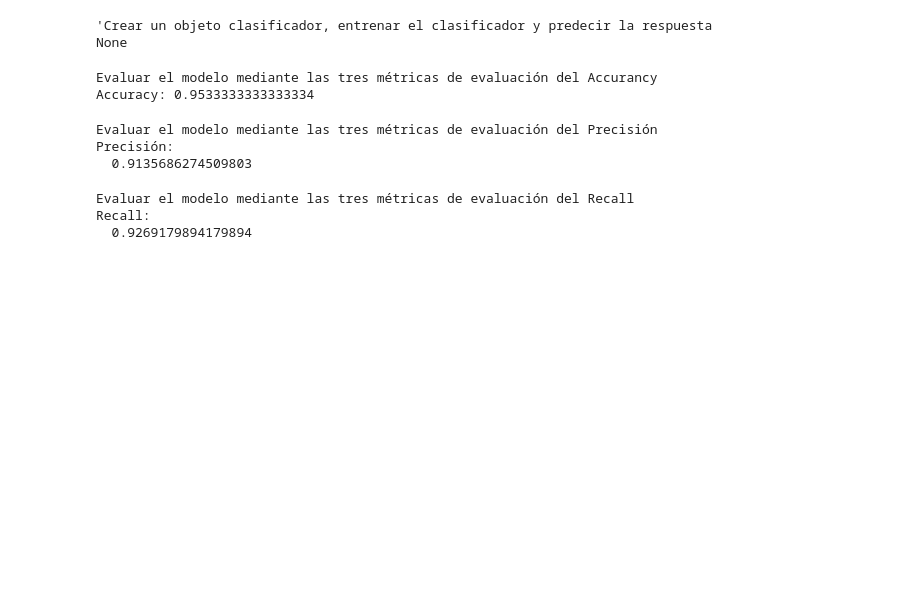
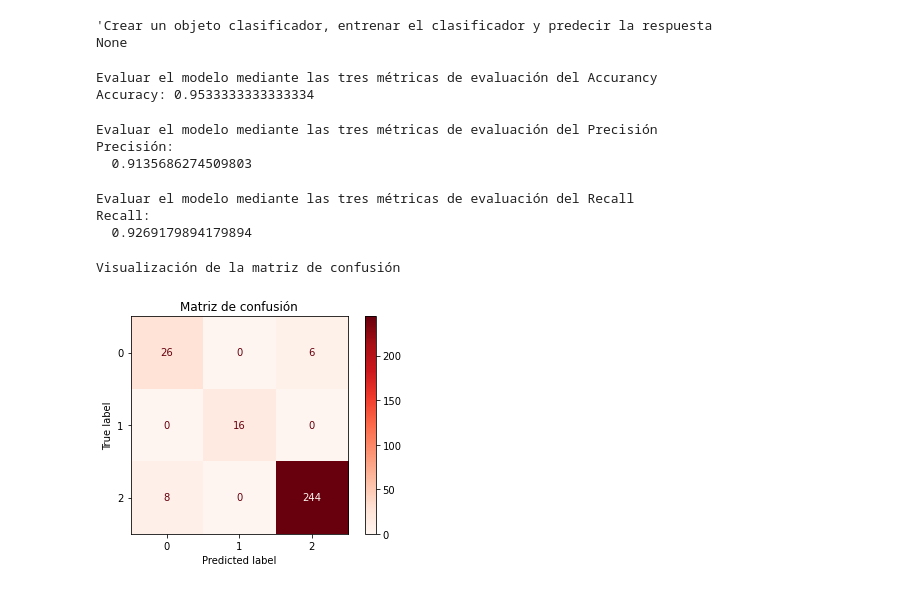
Before and after one commit to Jefferson-G/Lab-1-rboles-de-decisi-n, a Jupyter notebook: [NRC_6292]_JeffersonGuaman_Lab1Unidad2-checkpoint.ipynb, the cells around one changed output. Saved outputs shown, nothing was run; the diff lists cells and outputs as text; code cells hidden in the pictures; blank space fills up the shorter version.

Commit message:
Visualizar la matriz de confusion, Visualizar el arbol podado

```diff
--- a/[NRC_6292]_JeffersonGuaman_Lab1Unidad2-checkpoint.ipynb
+++ b/[NRC_6292]_JeffersonGuaman_Lab1Unidad2-checkpoint.ipynb
@@ -197,3 +197,13 @@ print("Recall:\n ", metrics.recall_score(y_test, y_pred, average = 'macro'))
 Evaluar el modelo mediante las tres métricas de evaluación del Recall
 Recall:
   0.9269179894179894
+# %%
+def MCvisualizar():
+    '''Visualización de la matriz de confusión'''
+print(MCvisualizar.__doc__)
+plot_confusion_matrix(clf, X_test, y_test, cmap=plt.cm.Reds)
+plt.title("Matriz de confusión")
+plt.show()
+# %% [output]
+Visualización de la matriz de confusión
+[figure, added]
```
Also changed, not shown: parts of 1 cell of this notebook.
